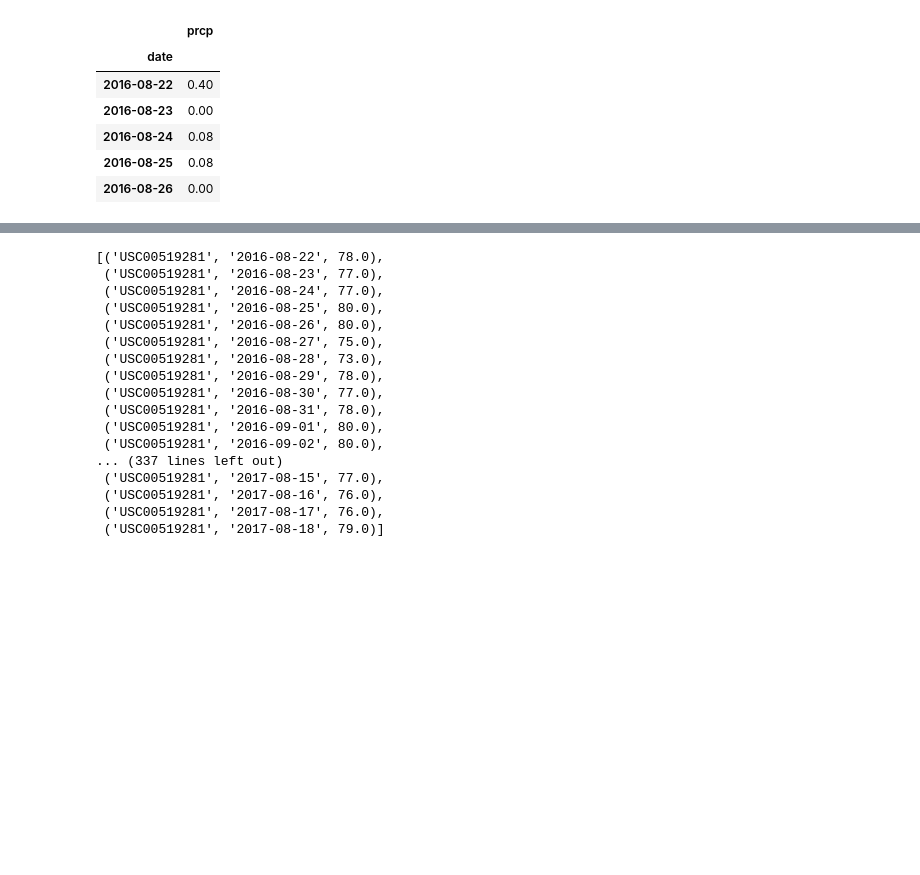
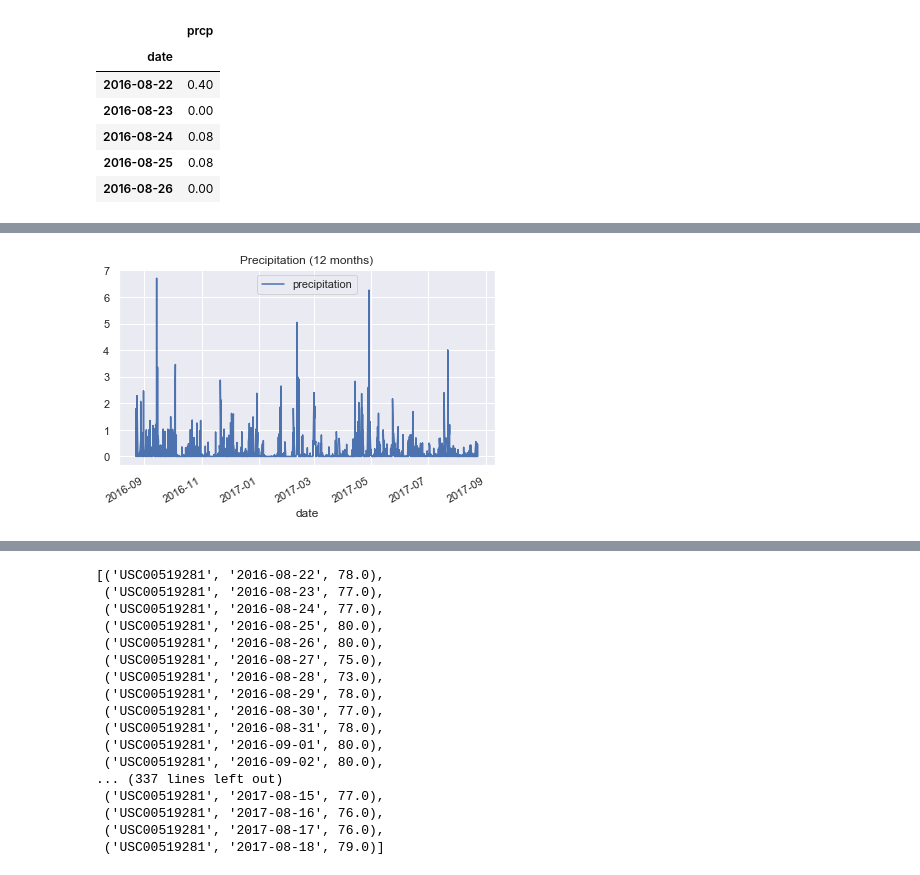
Before and after one commit to mudoimeh/Advanced-Data-Storage-Homework, a Jupyter notebook: Climate_StarterMfon.ipynb, the cells around one changed output, grey strips where cells are left out. Drawn from its saved outputs; the diff is of its cells as text; code cells hidden in the pictures; blank space fills up the shorter version.

```diff
--- a/Climate_StarterMfon.ipynb
+++ b/Climate_StarterMfon.ipynb
@@ -157,4 +275,10 @@ plt.show()
 # %%
 # Use Pandas Plotting with Matplotlib to plot the data
+precipitation_df .plot(title="Precipitation (12 months)")
+plt.legend(loc='upper center')
+plt.savefig("Images/Precipitation.png")
+plt.show()
+# %% [output]
+[figure, added]
 # %%
 # Use Pandas to calcualte the summary statistics for the precipitation data
```
Also changed, not shown: parts of 49 cells of this notebook, 3 other files.
